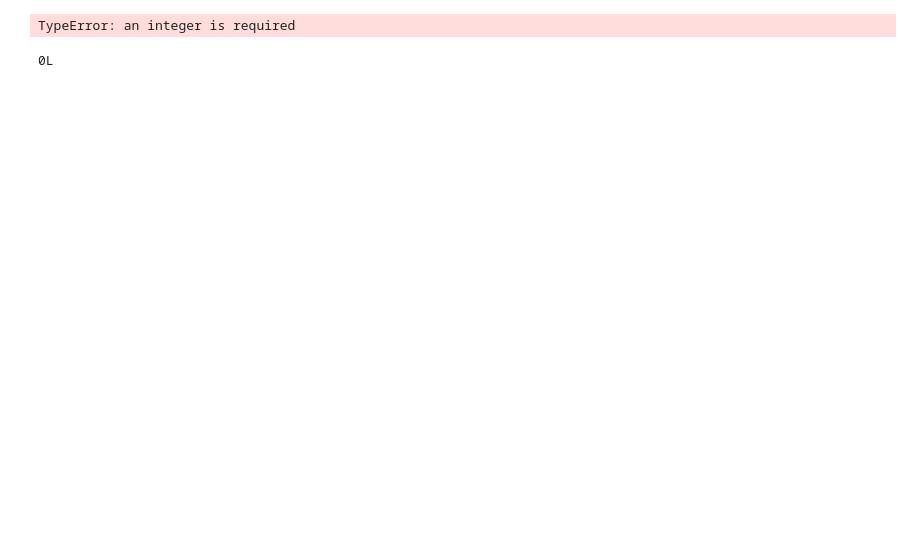
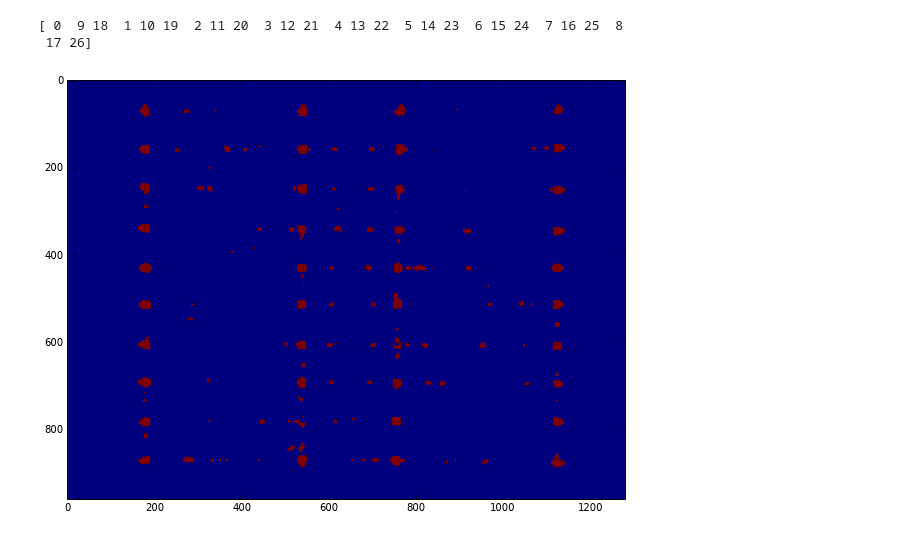
Before and after one commit to gilestrolab/sleepysnail, a Jupyter notebook: prototypes/ROISplitter_2.ipynb, the cells around one changed output. Saved outputs shown, nothing was run; the diff lists cells and outputs as text; code cells hidden in the pictures; blank space fills up the shorter version.

```diff
--- a/prototypes/ROISplitter_2.ipynb
+++ b/prototypes/ROISplitter_2.ipynb
@@ -140,26 +24,0 @@ for i in theo_points:
-# %%
-import itertools
-hspace = [0, 300, 400, 700]
-vspace = [i * 70 for i in range(10)]
-theoritical_points = [(x,y) for x,y in itertools.product(hspace, vspace)]
-
-
-FLANN_INDEX_KDTREE = 0
-index_params = dict(algorithm = FLANN_INDEX_KDTREE, trees = 5)
-search_params = dict(checks=50)   # or pass empty dictionary
-
-flann = cv2.FlannBasedMatcher(index_params,search_params)
-flann.knnMatch(centres,
-               theoritical_points)
-# %% [output]
-TypeError: an integer is required
-# %%
-
-detector = cv2.SimpleBlobDetector_Params()
-#detector = cv2.FeatureDetector_create("SURF")
-
-f = cv2.GridAdaptedFeatureDetector( maxTotalKeypoints=10*4, gridRows=10, gridCols=4)
-
-detector
-# %% [output]
-0L
@@ -173,0 +137,6 @@ pl.imshow(toshow)
+# %%
+rs = ROISplitter2(grid_grey)
+# %% [output]
+[ 0  9 18  1 10 19  2 11 20  3 12 21  4 13 22  5 14 23  6 15 24  7 16 25  8
+ 17 26]
+[figure, added]
```
Also changed, not shown: parts of 10 cells of this notebook, 6 other files.
